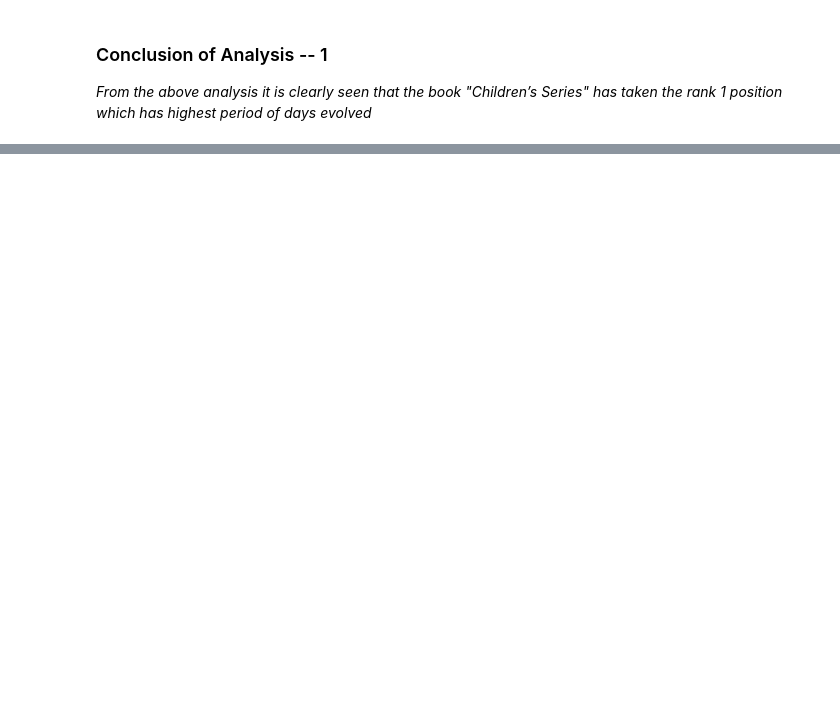
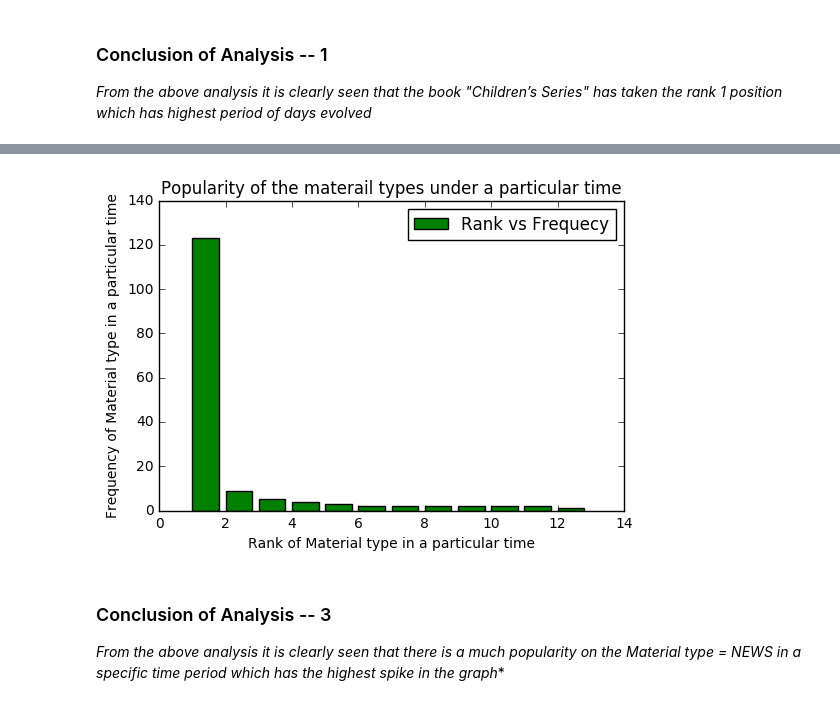
Before and after one commit to MalickFairoz/Data-Analysis-using-Python, a Jupyter notebook: midterm/midterm_Q2.ipynb, the cells around one changed output, grey strips where cells are left out. Saved outputs shown, nothing was run; the diff lists cells and outputs as text; code cells hidden in the pictures; blank space fills up the shorter version.

```diff
--- a/midterm/midterm_Q2.ipynb
+++ b/midterm/midterm_Q2.ipynb
@@ -254,0 +320,8 @@ outputlist[0]['response']['docs'][0]
+# %%
+# To get the data for "Type of Material" from all the files downloaded from the "Archive API"
+import nltk
+from nltk import FreqDist
+Total_Materialtype = []
+for y in range(len(outputlist)):
+    for x in range(len(outputlist[y]['response']['docs'])):
+        Total_Materialtype.append(outputlist[y]['response']['docs'][x]['type_of_material'])
@@ -254,0 +348,7 @@ outputlist[0]['response']['docs'][0]
+# %%
+# To collect the materail type news on a particular period
+specific_Materialtype = []
+for y in range(len(outputlist)):
+    for x in range(len(outputlist[y]['response']['docs'])):
+        if outputlist[y]['response']['docs'][x]['pub_date'] == '1988-08-01T00:00:00Z':
+            specific_Materialtype.append(outputlist[y]['response']['docs'][x]['type_of_material'])
@@ -254,0 +359,4 @@ outputlist[0]['response']['docs'][0]
+# %%
+# The Frequency distribution of specific material type news (under time period) from the entire downloaded data
+Specific_Materialtype_Freq = FreqDist(specific_Materialtype)
+Specific_Materialtype_Freq.most_common(10)
@@ -254,0 +374,11 @@ outputlist[0]['response']['docs'][0]
+# %%
+# Sperating the disctionery into two list with respective headings
+Specific_Materialtype_list = ["Type of the Material News"]
+Specific_Materialfreq_list = ["Frequency of Material News"]
+Specific_Materailrank_list = ["Rank for most frequent Material News"]
+ranklist = 0
+for w in sorted(Specific_Materialtype_Freq, key=Specific_Materialtype_Freq.get, reverse=True):
+    ranklist = ranklist + 1
+    Specific_Materialtype_list.append(w)
+    Specific_Materialfreq_list.append(Specific_Materialtype_Freq[w])
+    Specific_Materailrank_list.append(ranklist)
@@ -254,0 +403,14 @@ outputlist[0]['response']['docs'][0]
+# %%
+# Graph plotted for the Material's rank which has most popular in a particular time period against its frequency
+import matplotlib.pyplot as plt
+plt.bar(Specific_Materailrank_list, Specific_Materialfreq_list, label="Rank vs Frequecy", color ='g')
+plt.xlabel('Rank of Material type in a particular time')
+plt.ylabel('Frequency of Material type in a particular time')
+plt.title("Popularity of the materail types under a particular time")
+plt.legend()
+plt.show()
+# %% [output]
+[figure, added]
+# %% [markdown]
+### Conclusion of Analysis -- 3
+*From the above analysis it is clearly seen that there is a much popularity on the Material type = NEWS in a specific time period which has the highest spike in the graph**
```
Also changed, not shown: parts of 25 cells of this notebook, 4 other files.
